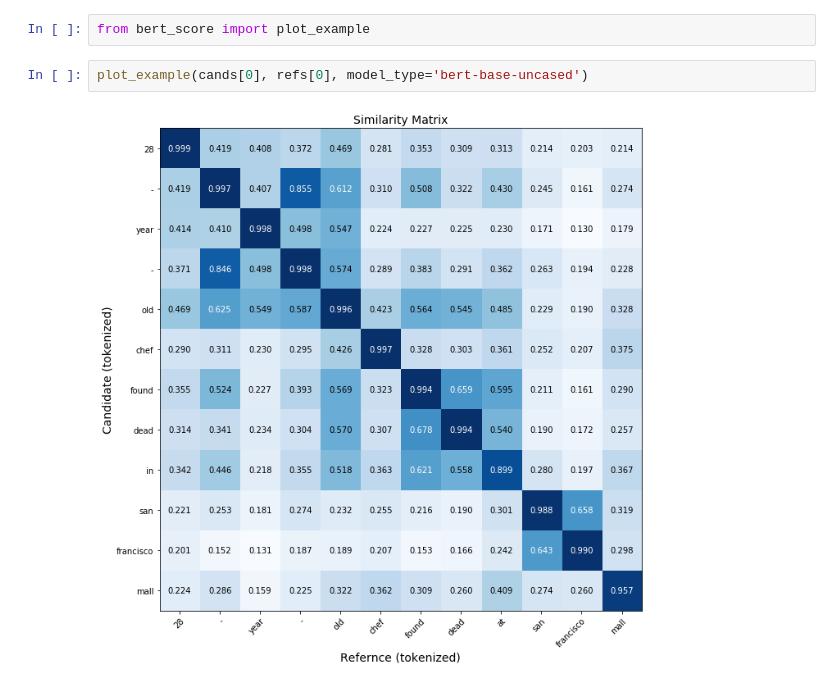
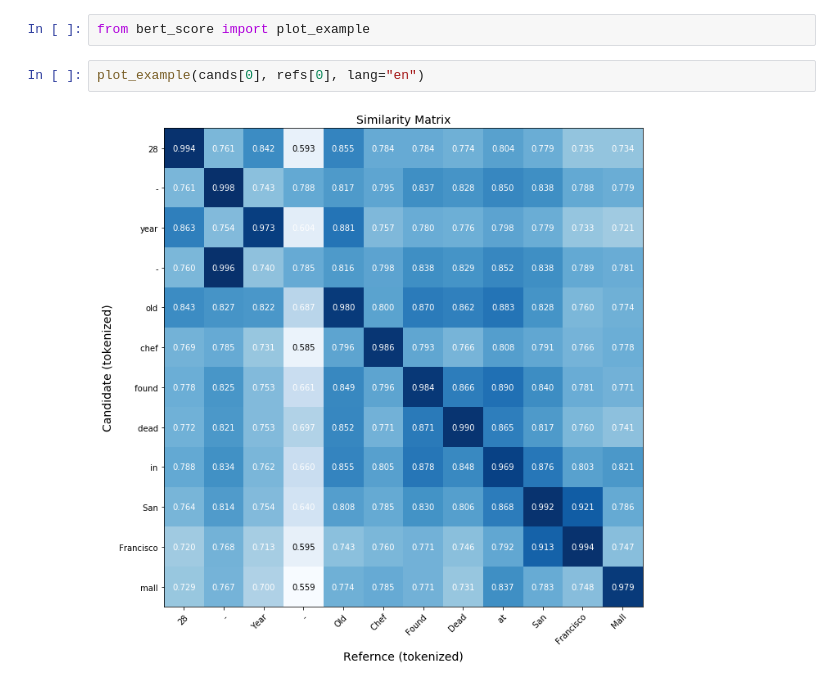
Before and after one commit to Tiiiger/bert_score, a Jupyter notebook: example/Demo.ipynb, the cells around one changed output. Saved outputs shown, nothing was run; the diff lists cells and outputs as text.

```diff
--- a/example/Demo.ipynb
+++ b/example/Demo.ipynb
@@ -66,6 +66,6 @@ To understand our translation system better, we can visualize the matchings in B
 # %%
 from bert_score import plot_example
 # %%
-plot_example(cands[0], refs[0], model_type='bert-base-uncased')
+plot_example(cands[0], refs[0], lang="en")
 # %% [output]
-[figure, old version]
+[figure, new version]
```
Also changed, not shown: parts of 1 cell of this notebook.
